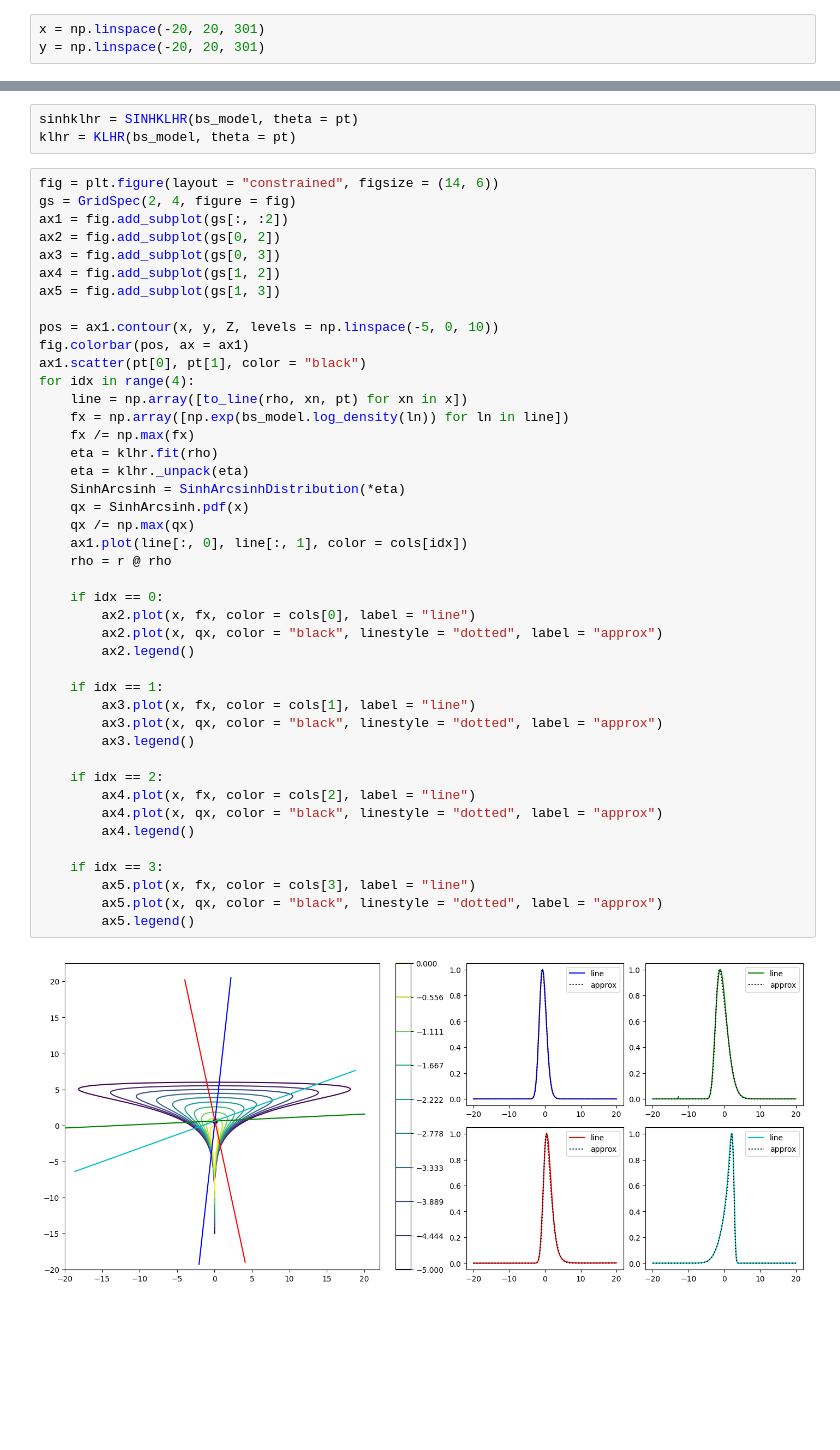
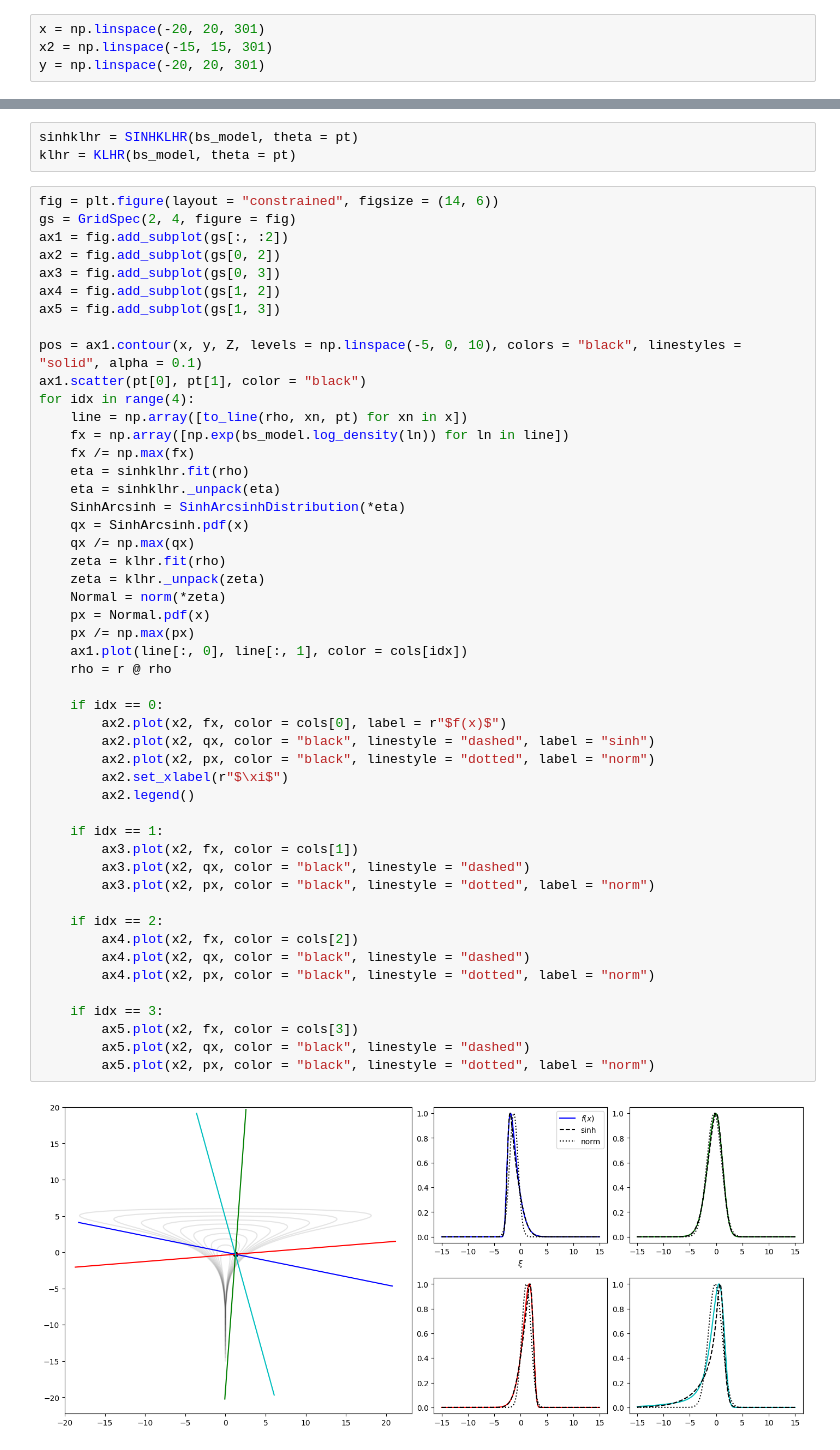
Before and after one commit to roualdes/mcmcexperiments, a Jupyter notebook: klhr/sinh_funnel.ipynb, the cells around one changed output, grey strips where cells are left out. Drawn from its saved outputs; the diff is of its cells as text; blank space fills up the shorter version.

Commit message:
add norm dist and different x for right subplots

```diff
--- a/klhr/sinh_funnel.ipynb
+++ b/klhr/sinh_funnel.ipynb
@@ -24,6 +24,7 @@ bs_model = BSModel(stan_file = homedir + "mcmcexperiments/stan/funnel.stan",
                    data_file = homedir + "mcmcexperiments/stan/funnel.json")
 # %%
 x = np.linspace(-20, 20, 301)
+x2 = np.linspace(-15, 15, 301)
 y = np.linspace(-20, 20, 301)
 # %%
 z = np.zeros(2)
@@ -60,45 +61,51 @@ klhr = KLHR(bs_model, theta = pt)
 # %%
 fig = plt.figure(layout = "constrained", figsize = (14, 6))
 gs = GridSpec(2, 4, figure = fig)
 ax1 = fig.add_subplot(gs[:, :2])
 ax2 = fig.add_subplot(gs[0, 2])
 ax3 = fig.add_subplot(gs[0, 3])
 ax4 = fig.add_subplot(gs[1, 2])
 ax5 = fig.add_subplot(gs[1, 3])
 
-pos = ax1.contour(x, y, Z, levels = np.linspace(-5, 0, 10))
-fig.colorbar(pos, ax = ax1)
+pos = ax1.contour(x, y, Z, levels = np.linspace(-5, 0, 10), colors = "black", linestyles = "solid", alpha = 0.1)
 ax1.scatter(pt[0], pt[1], color = "black")
 for idx in range(4):
     line = np.array([to_line(rho, xn, pt) for xn in x])
     fx = np.array([np.exp(bs_model.log_density(ln)) for ln in line])
     fx /= np.max(fx)
-    eta = klhr.fit(rho)
-    eta = klhr._unpack(eta)
+    eta = sinhklhr.fit(rho)
+    eta = sinhklhr._unpack(eta)
     SinhArcsinh = SinhArcsinhDistribution(*eta)
     qx = SinhArcsinh.pdf(x)
     qx /= np.max(qx)
+    zeta = klhr.fit(rho)
+    zeta = klhr._unpack(zeta)
+    Normal = norm(*zeta)
+    px = Normal.pdf(x)
+    px /= np.max(px)
     ax1.plot(line[:, 0], line[:, 1], color = cols[idx])
     rho = r @ rho
 
     if idx == 0:
-        ax2.plot(x, fx, color = cols[0], label = "line")
-        ax2.plot(x, qx, color = "black", linestyle = "dotted", label = "approx")
+        ax2.plot(x2, fx, color = cols[0], label = r"$f(x)$")
+        ax2.plot(x2, qx, color = "black", linestyle = "dashed", label = "sinh")
+        ax2.plot(x2, px, color = "black", linestyle = "dotted", label = "norm")
+        ax2.set_xlabel(r"$\xi$")
         ax2.legend()
 
     if idx == 1:
-        ax3.plot(x, fx, color = cols[1], label = "line")
-        ax3.plot(x, qx, color = "black", linestyle = "dotted", label = "approx")
-        ax3.legend()
+        ax3.plot(x2, fx, color = cols[1])
+        ax3.plot(x2, qx, color = "black", linestyle = "dashed")
+        ax3.plot(x2, px, color = "black", linestyle = "dotted", label = "norm")
 
     if idx == 2:
-        ax4.plot(x, fx, color = cols[2], label = "line")
-        ax4.plot(x, qx, color = "black", linestyle = "dotted", label = "approx")
-        ax4.legend()
+        ax4.plot(x2, fx, color = cols[2])
+        ax4.plot(x2, qx, color = "black", linestyle = "dashed")
+        ax4.plot(x2, px, color = "black", linestyle = "dotted", label = "norm")
 
     if idx == 3:
-        ax5.plot(x, fx, color = cols[3], label = "line")
-        ax5.plot(x, qx, color = "black", linestyle = "dotted", label = "approx")
-        ax5.legend()
+        ax5.plot(x2, fx, color = cols[3])
+        ax5.plot(x2, qx, color = "black", linestyle = "dashed")
+        ax5.plot(x2, px, color = "black", linestyle = "dotted", label = "norm")
 # %% [output]
-[figure, old version]
+[figure, new version]
```
Also changed, not shown: parts of 1 cell of this notebook.
